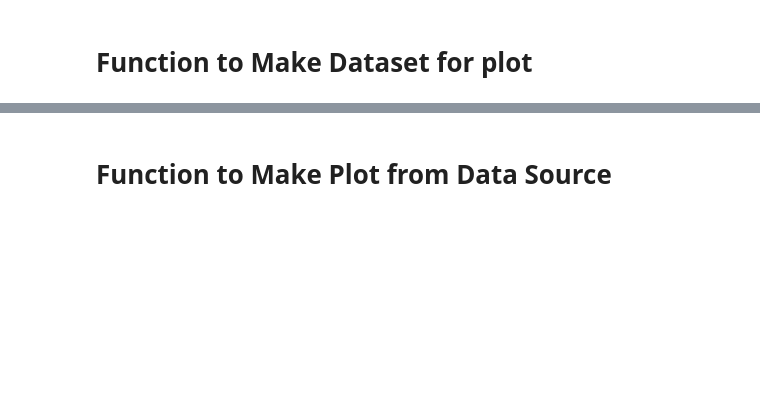
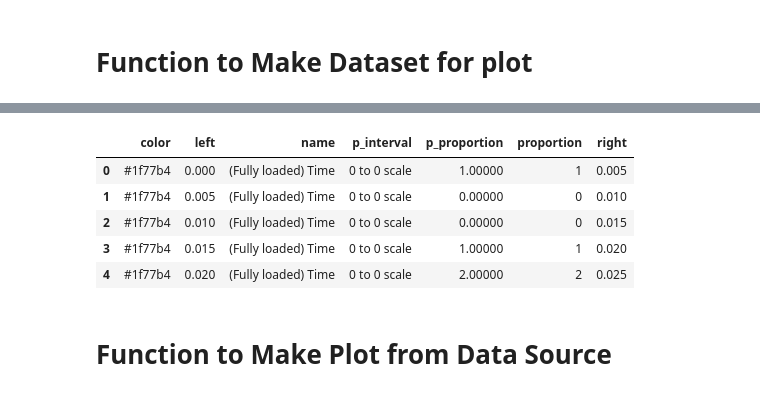
Before and after one commit to kirubeltadesse/Webpageranking, a Jupyter notebook: bokeh_app/scripts/histogram.ipynb, the cells around one changed output, grey strips where cells are left out. Drawn from its saved outputs; the diff is of its cells as text; code cells hidden in the pictures; blank space fills up the shorter version.

```diff
--- a/bokeh_app/scripts/histogram.ipynb
+++ b/bokeh_app/scripts/histogram.ipynb
@@ -30,2 +40,0 @@ webs_requests = webs_paras[['Site name','(Fully loaded) Requests','(Fully loaded
-# %%
-list_of_params = list(webs['Site name'].unique())
@@ -45,39 +41,39 @@ Category20_16[0]
 # %% [markdown]
 # Function to Make Dataset for plot
 # %%
-def make_dataset(params_list, range_start = 1, range_end = 50, bin_width = 5):
+def make_dataset(params_list, range_start = 0.0, range_end = 1, bin_width = 0.005):
 
     #check to make sure the start is less than the end
     assert range_start < range_end, "Start must be less than end!"
 
-    by_params = pd.DataFrame(columns=[ 'left','right', 'p_interval', 'name', 'color'])
-   # 'proportion', 'p_proportion'
+    #by_params = pd.DataFrame(columns=[ ,'Max', 'Avarage', 'Min','color'])
+    by_params = pd.DataFrame(columns=[ 'left','right', 'proportion', 'p_proportion','p_interval', 'name', 'color'])
+   #
 
     range_extent = range_end - range_start
-
+    values = ['Min', "Avarage", 'Max']
     # Iterate through all the parameters
     for i, para_name in enumerate(params_list):
 
+        #print para_name
+        # Subset to the parameter
+        subset = webs[para_name]
 
-        # Subset to the parameter
-        subset = webs[webs['Site name'] == para_name]
+        # note: subset have to be a list of values
 
-
-
+        # [webs.columns[i%6]]
 
         # Create a histogram with specified bins and range
-        arr_hist, edges = np.histogram(subset[webs.columns[i%6]],
+        arr_hist, edges = np.histogram(subset,
                                       bins = int(range_extent / bin_width),
                                       range = [range_start, range_end])
 
-        print arr_hist
-
         # Divide the counts by the total to get a proportion and create df
-        arr_df= pd.DataFrame({
-                              'left': edges[:-1], 'right': edges[1:]}) #'proportion': arr_hist / np.sum(arr_hist),
+        arr_df= pd.DataFrame({'proportion': arr_hist ,
+                              'left': edges[:-1], 'right': edges[1:]}) #/ np.sum(arr_hist)
 
         # Format the proportion
-        #arr_df['p_proportion'] = ['%0.5f' % proportion for proportion in arr_df['proportion']]
+        arr_df['p_proportion'] = ['%0.00005f' % proportion for proportion in arr_df['proportion']]
 
         # Format the interval
         arr_df['p_interval'] = ['%d to %d scale' % (left, right) for left,
@@ -125,3 +97,12 @@ show(p)
+# %%
+make_dataset(list_of_params).head()
+# %% [output]
+|  | color | left | name | p_interval | p_proportion | proportion | right |
+| 0 | #1f77b4 | 0.000 | (Fully loaded) Time | 0 to 0 scale | 1.00000 | 1 | 0.005 |
+| 1 | #1f77b4 | 0.005 | (Fully loaded) Time | 0 to 0 scale | 0.00000 | 0 | 0.010 |
+| 2 | #1f77b4 | 0.010 | (Fully loaded) Time | 0 to 0 scale | 0.00000 | 0 | 0.015 |
+| 3 | #1f77b4 | 0.015 | (Fully loaded) Time | 0 to 0 scale | 1.00000 | 1 | 0.020 |
+| 4 | #1f77b4 | 0.020 | (Fully loaded) Time | 0 to 0 scale | 2.00000 | 2 | 0.025 |
 # %% [markdown]
 # Function to Make Plot from Data Source
 # %%
```
Also changed, not shown: parts of 14 cells of this notebook, 3 other files.
